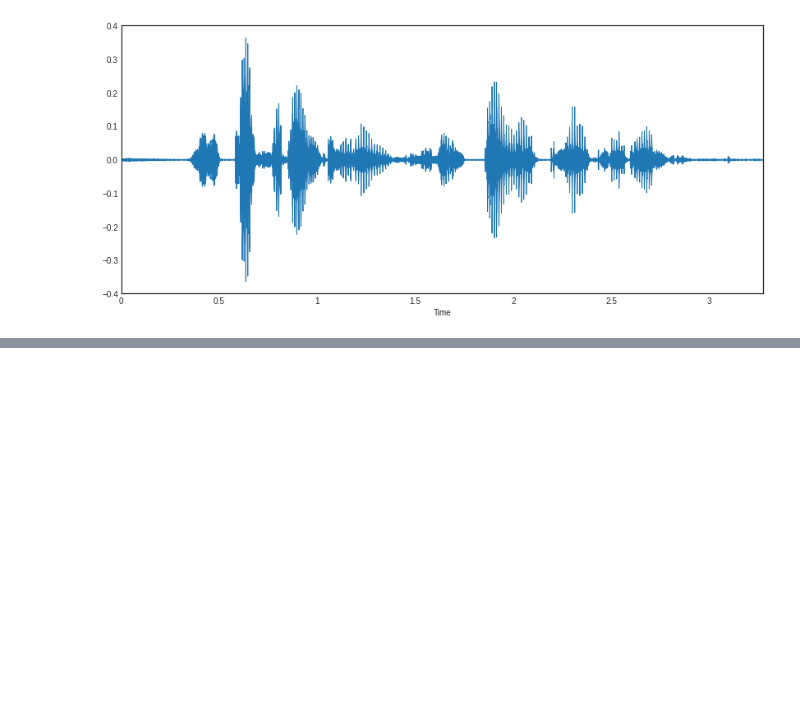
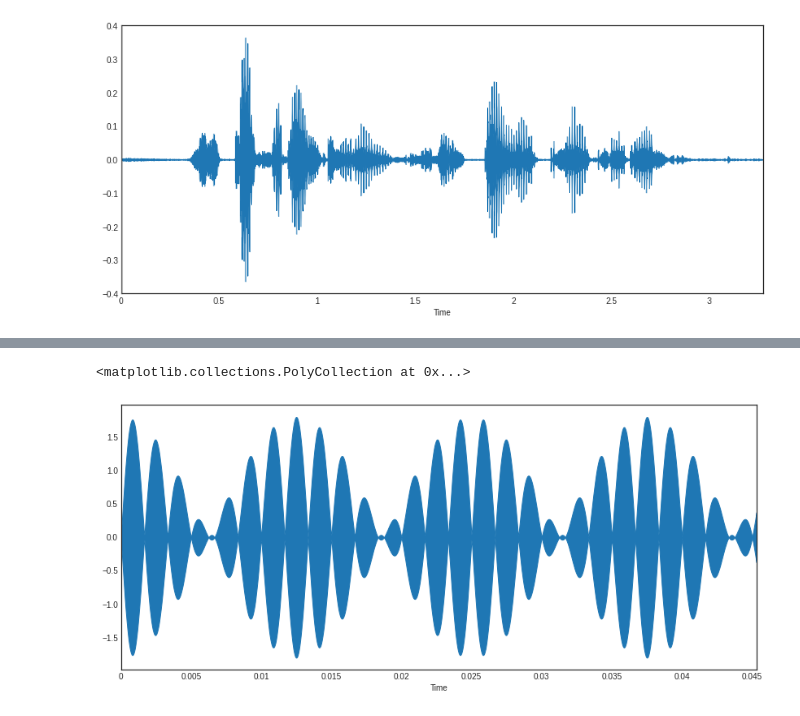
Before and after one commit to EGEG1212/TIL, a Jupyter notebook: 1_오디오처리Audio_Processing.ipynb, the cells around one changed output, grey strips where cells are left out. Cells and saved outputs as stored; diff of their text form; code cells hidden in the pictures; blank space fills up the shorter version.

```diff
--- a/1_오디오처리Audio_Processing.ipynb
+++ b/1_오디오처리Audio_Processing.ipynb
@@ -181,0 +194,21 @@ librosa.display.waveplot(audio_np[0:100000], sr=sr);
+# %%
+sin = Sinusoid(A, f, phi, fs, t)
+# %%
+A = 0.9
+f = 260 #여기만바꿔서
+phi = np.pi/2
+fs = 22050
+t = 1
+# %%
+sin2 = Sinusoid(A, f, phi, fs, t)
+# %%
+# sin두개를 합치는
+complexwave = sin + sin2
+# %%
+#figure로 나타내보자
+fig = plt.figure(figsize=(14,6))
+librosa.display.waveplot(complexwave[0:1000], sr=fs)
+#사이노소이드 정현파로 신호를만들어낼수있다는의미!!!
+# %% [output]
+<matplotlib.collections.PolyCollection at 0x...>
+[figure, added]
```
Also changed, not shown: parts of 13 cells of this notebook.
